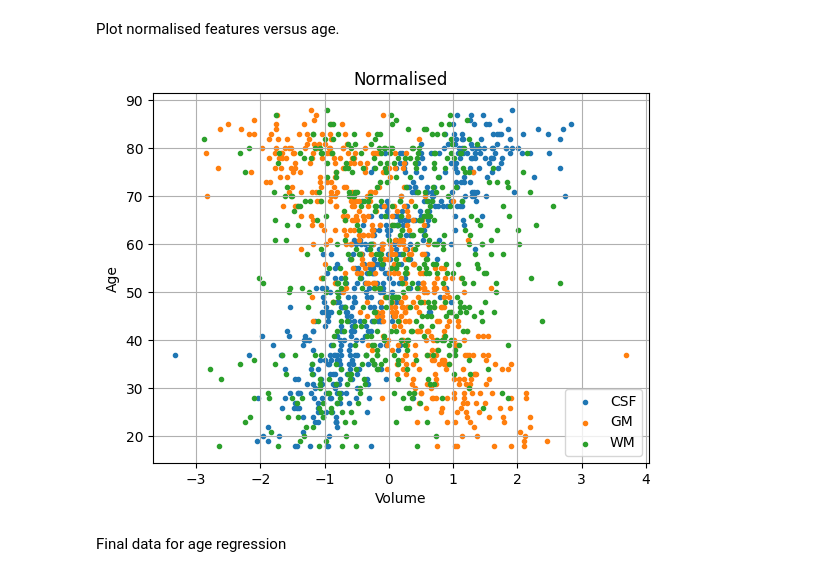
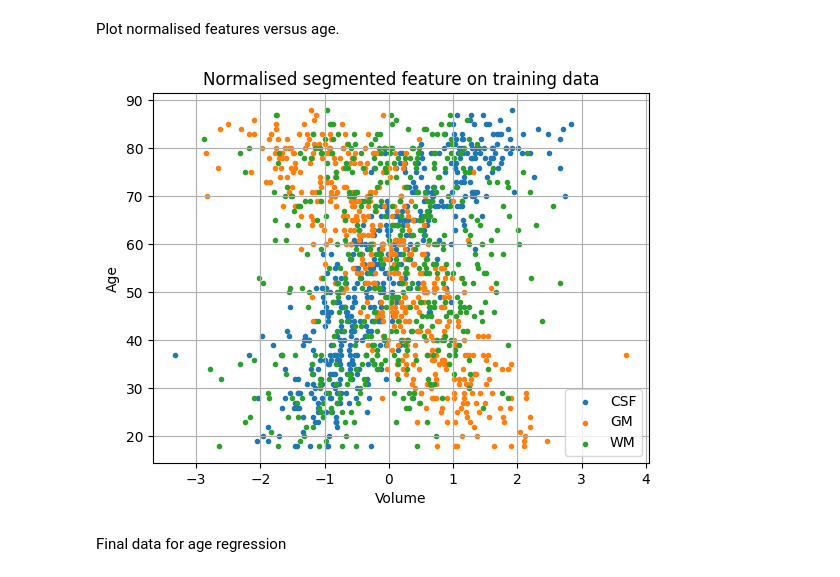
Before and after one commit to jdy22/ml_for_imaging, a Jupyter notebook: CW-Brain-Age-Regression.ipynb, the cells around one changed output. Saved outputs shown, nothing was run; the diff lists cells and outputs as text; code cells hidden in the pictures.

```diff
--- a/CW-Brain-Age-Regression.ipynb
+++ b/CW-Brain-Age-Regression.ipynb
@@ -786,15 +791,15 @@ Plot normalised features versus age.
 # %%
 plt.scatter(vols_normalised[0,:],meta_data_reg_train['age'], marker='.')
 plt.scatter(vols_normalised[1,:],meta_data_reg_train['age'], marker='.')
 plt.scatter(vols_normalised[2,:],meta_data_reg_train['age'], marker='.')
 plt.grid()
-plt.title('Normalised')
+plt.title('Normalised segmented feature on training data')
 plt.xlabel('Volume')
 plt.ylabel('Age')
 plt.legend(('CSF','GM','WM'))
 plt.show()
 # %% [output]
-[figure, old version]
+[figure, new version]
 # %% [markdown]
 Final data for age regression
 # %%
```
Also changed, not shown: parts of 17 cells of this notebook.
